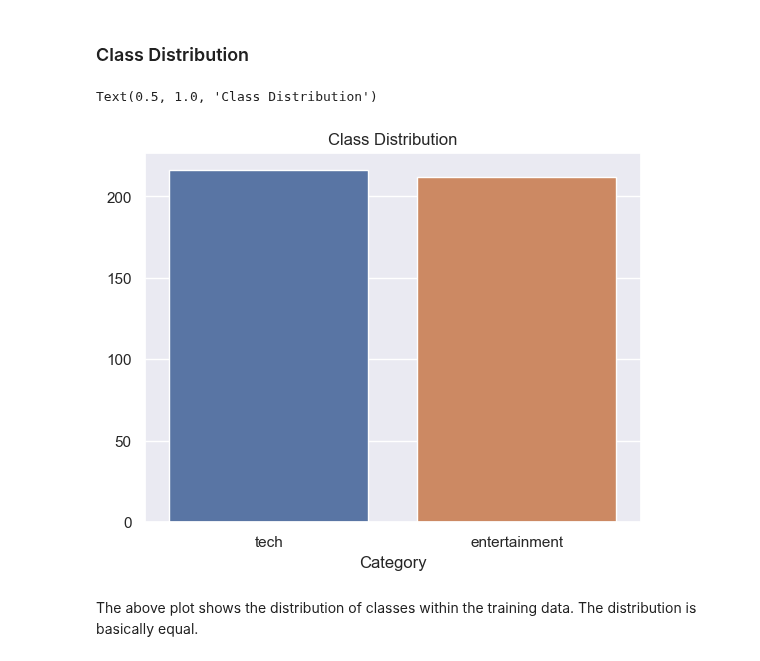
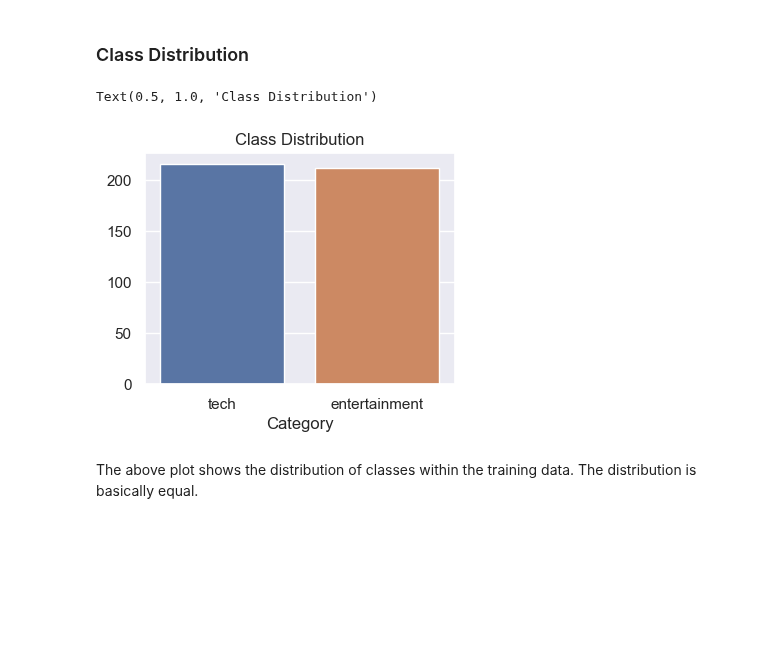
Before and after one commit to csprono/CS361-A3, a Jupyter notebook: task4.ipynb, the cells around one changed output. Saved outputs shown, nothing was run; the diff lists cells and outputs as text; code cells hidden in the pictures; blank space fills up the shorter version.

```diff
--- a/task4.ipynb
+++ b/task4.ipynb
@@ -45,22 +45,3 @@ test_x = cv.fit_transform(x)
 test_x = pd.DataFrame(test_x.toarray(), columns=feature_names)
 # %% [markdown]
 ### Example Articles
-# %%
-train = pd.read_csv('train.csv')
-test = pd.read_csv('test.csv')
-x, y = train['Text'], train['Category']
-
-# Encode the target variable
-y = LabelEncoder().fit_transform(y)
-
-# Vectorize the text
-cv = CountVectorizer()
-x = cv.fit_transform(x)
-feature_names = cv.get_feature_names_out()
-x = pd.DataFrame(x.toarray(), columns=feature_names)
-
-print(f'Number of Articles: {x.shape[0]}')
-print(f'Number of Features: {x.shape[1]}')
-
-train = train.join(x)
-train.head()
@@ -89,10 +64,10 @@ x_test = pd.DataFrame(x_test.toarray(), columns=feature_names_test)
 # %% [markdown]
 ### Top-50 Term Frequency Distribution
 # %%
-word_totals = x.sum(axis=0)
+word_totals = train_x.sum(axis=0)
 top_50 = word_totals.sort_values(ascending=False).head(50)
 
-sns.set_theme(rc={'figure.figsize':(10,7.5)})
+sns.set_theme(rc={'figure.figsize':(7.5,5)})
 sns.barplot(top_50)
 plt.xticks(rotation=90)
 plt.title('Frequency Distribution of Top 50 Words')
@@ -105,13 +80,13 @@ The above plot shows the top 50 most frequent words in the training dataset.
 # %% [markdown]
 ### Term Frequency Distribution by Class
 # %%
-totals_by_class = x.join(y).groupby('Category').sum()
+totals_by_class = train_x.groupby(train_y)
 
-entertainment, tech = [df.sum(numeric_only=True) for _, df in x.join(y).groupby('Category')]
+entertainment, tech = [df.sum(numeric_only=True) for _, df in totals_by_class]
 entertainment.sort_values(ascending=False, inplace=True)
 tech.sort_values(ascending=False, inplace=True)
 
-sns.set_theme(rc={'figure.figsize':(15,7.5)})
+sns.set_theme(rc={'figure.figsize':(15,5)})
 
 plt.subplot(1, 2, 1)
 sns.barplot(entertainment.head(50))
@@ -135,12 +110,12 @@ The above chart shows the top 50 most frequent words in entertainment articles o
 # %%
 class_counts = train['Category'].value_counts()
 
-sns.set_theme(rc={'figure.figsize':(6.4,4.8)})
+sns.set_theme(rc={'figure.figsize':(4,3)})
 sns.barplot(x = class_counts.index, y = class_counts.values, hue=class_counts.index)
 plt.title('Class Distribution')
 # %% [output]
 Text(0.5, 1.0, 'Class Distribution')
-[figure, old version]
+[figure, new version]
 # %% [markdown]
 The above plot shows the distribution of classes within the training data. The distribution is basically equal.
 # %% [markdown]
```
Also changed, not shown: parts of 12 cells of this notebook.
